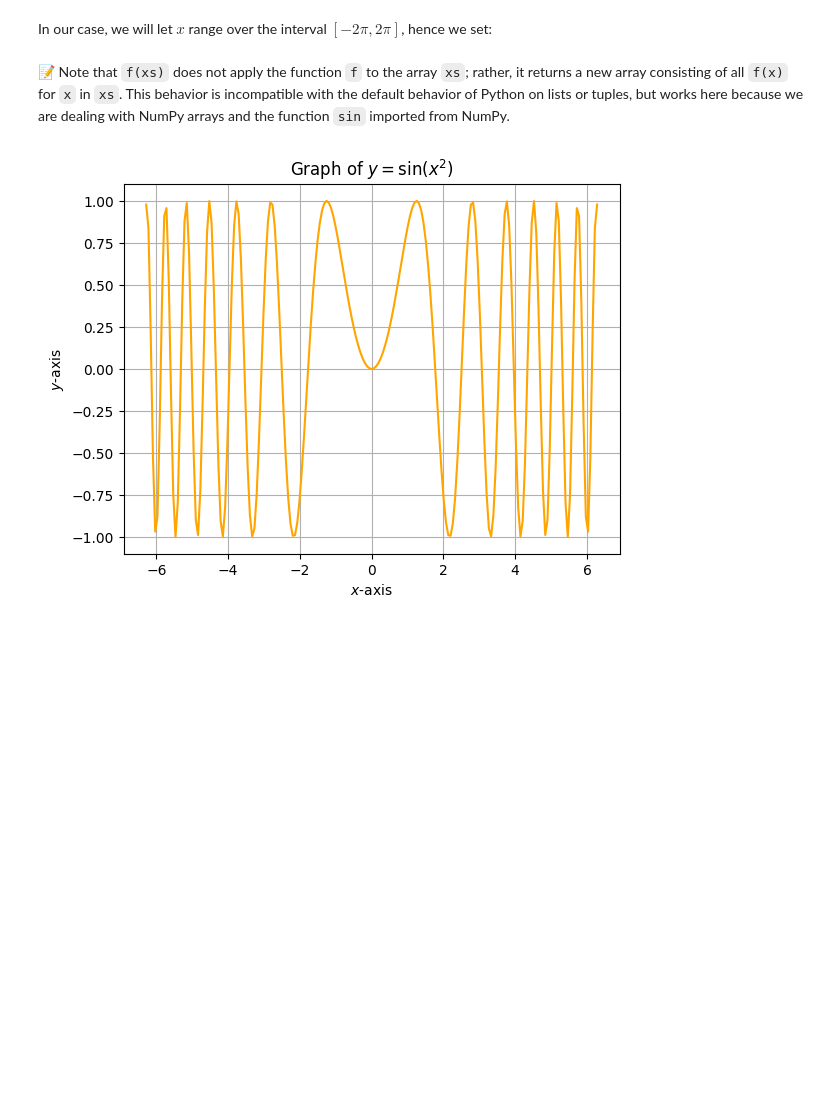
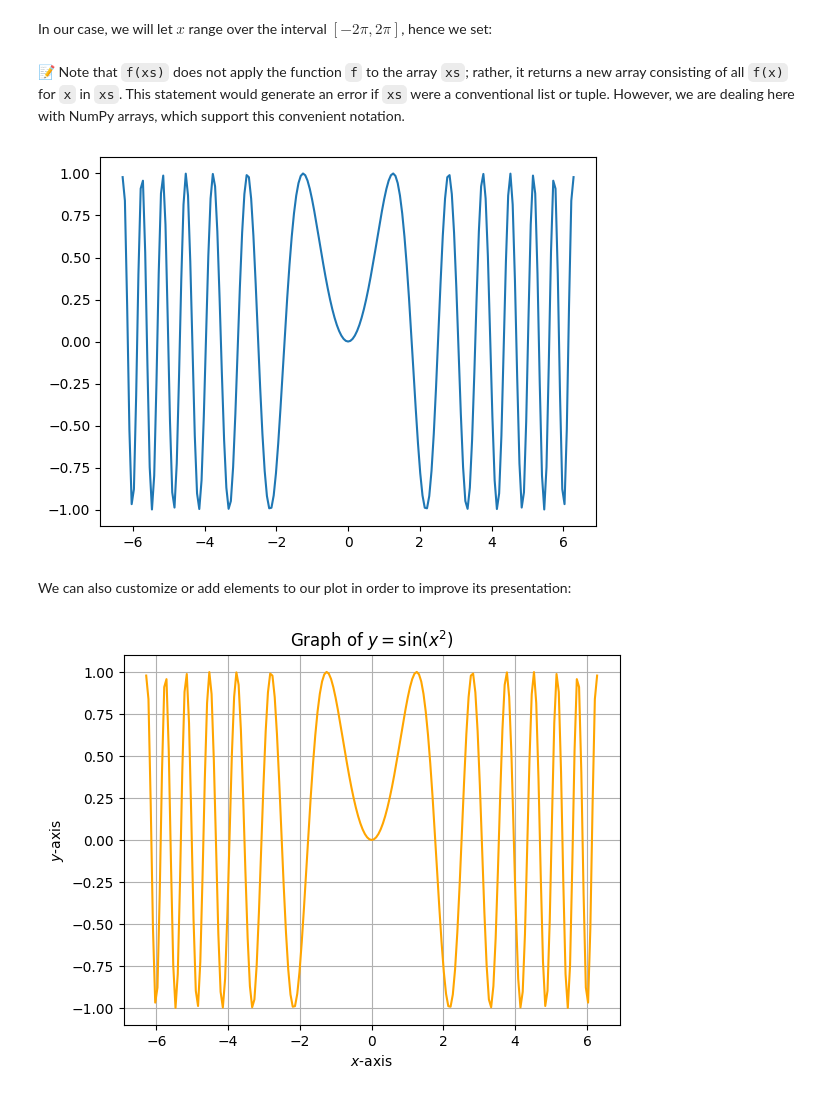
Before and after one commit to pzuehlke/Python-Tutorial, a Jupyter notebook: 7-introduction_to_matplotlib.ipynb, the cells around one changed output. Saved outputs shown, nothing was run; the diff lists cells and outputs as text; code cells hidden in the pictures; blank space fills up the shorter version.

```diff
--- a/7-introduction_to_matplotlib.ipynb
+++ b/7-introduction_to_matplotlib.ipynb
@@ -70,8 +70,17 @@ xs = np.linspace(-2 * np.pi, 2 * np.pi, 201)
 ys = f(xs)
 # %% [markdown]
 📝 Note that `f(xs)` does not apply the function `f` to the array `xs`; rather,
-it returns a new array consisting of all `f(x)` for `x` in `xs`. This behavior
-is incompatible with the default behavior of Python on lists or tuples, but
-works here because we are dealing with NumPy arrays and the function `sin`
-imported from NumPy.
+it returns a new array consisting of all `f(x)` for `x` in `xs`. This statement
+would generate an error if `xs` were a conventional list or tuple. However, we
+are dealing here with NumPy arrays, which support this convenient notation.
+# %%
+# Generate a plot using all pairs (x, y) for x in `xs` and y in `ys`:
+plt.plot(xs, ys)
+# Display the plot:
+plt.show()
+# %% [output]
+[figure, added]
+# %% [markdown]
+We can also customize or add elements to our plot in order to improve
+its presentation:
 # %%
```
Also changed, not shown: parts of 18 cells of this notebook, 2 other files.
